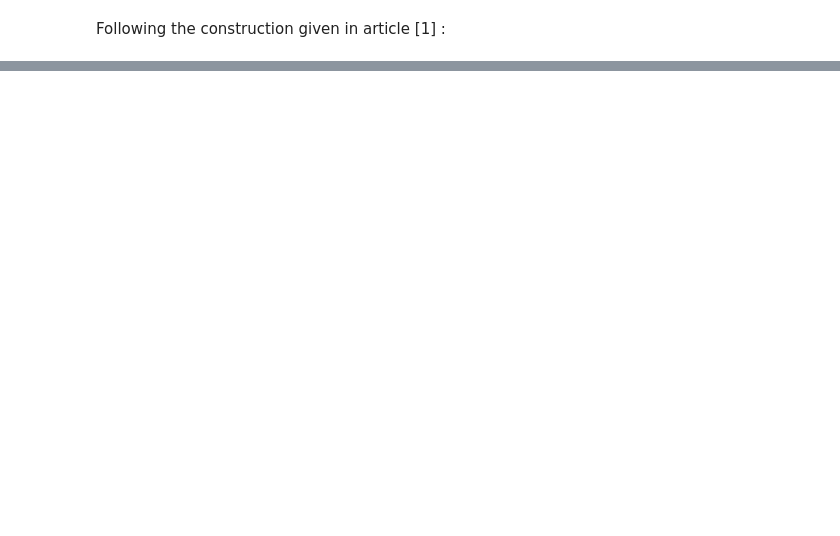
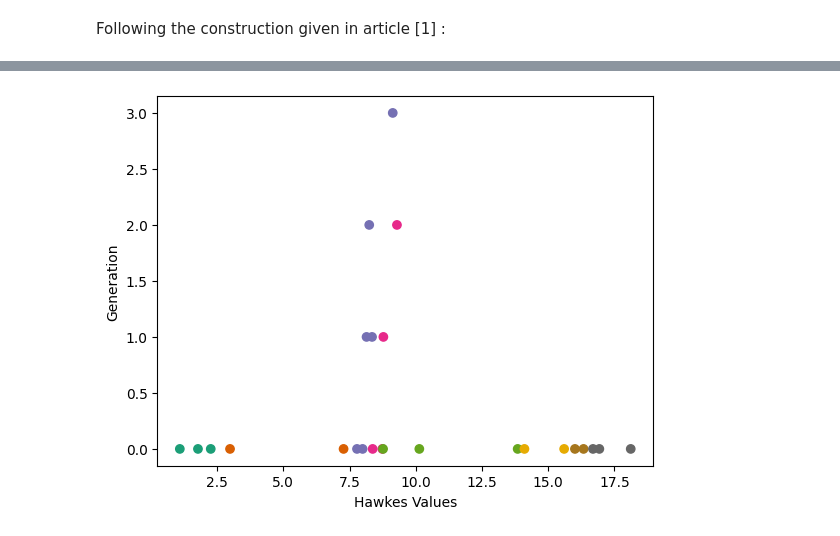
Before and after one commit to LeoMicollet/M2internship-HRE, a Jupyter notebook: Essais_hawkes.ipynb, the cells around one changed output, grey strips where cells are left out. Cells and saved outputs as stored; diff of their text form; code cells hidden in the pictures; blank space fills up the shorter version.

```diff
--- a/Essais_hawkes.ipynb
+++ b/Essais_hawkes.ipynb
@@ -167,0 +200,14 @@ plt.savefig('hawkes_second_method.png')
+# %%
+import matplotlib.pyplot as plt
+
+# Plot the dots with different colors based on the cluster values
+plt.scatter(df_sorted['hawkes'], df_sorted['generation'], c=df_sorted['cluster'], cmap='Dark2')
+
+# Set the labels for x and y axes
+plt.xlabel('Hawkes Values')
+plt.ylabel('Generation')
+
+# Show the plot
+plt.show()
+# %% [output]
+[figure, added]
```
Also changed, not shown: parts of 10 cells of this notebook, 4 other files.
